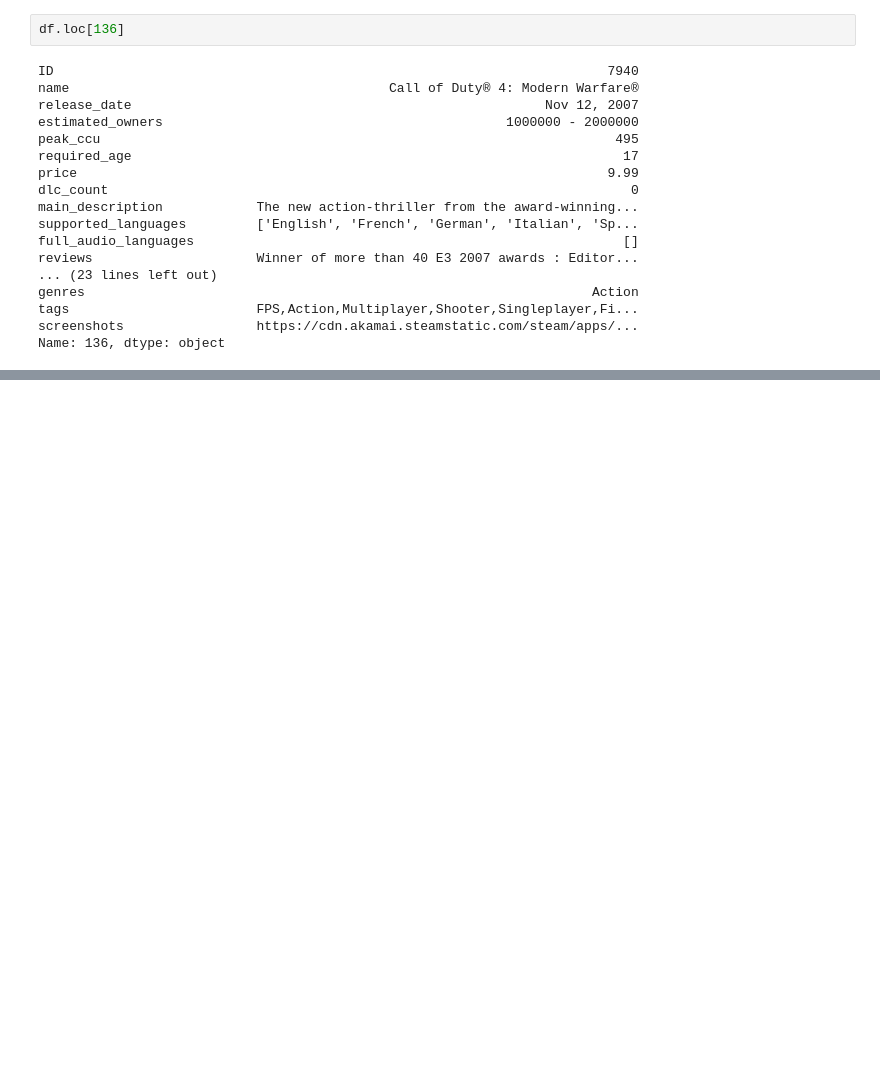
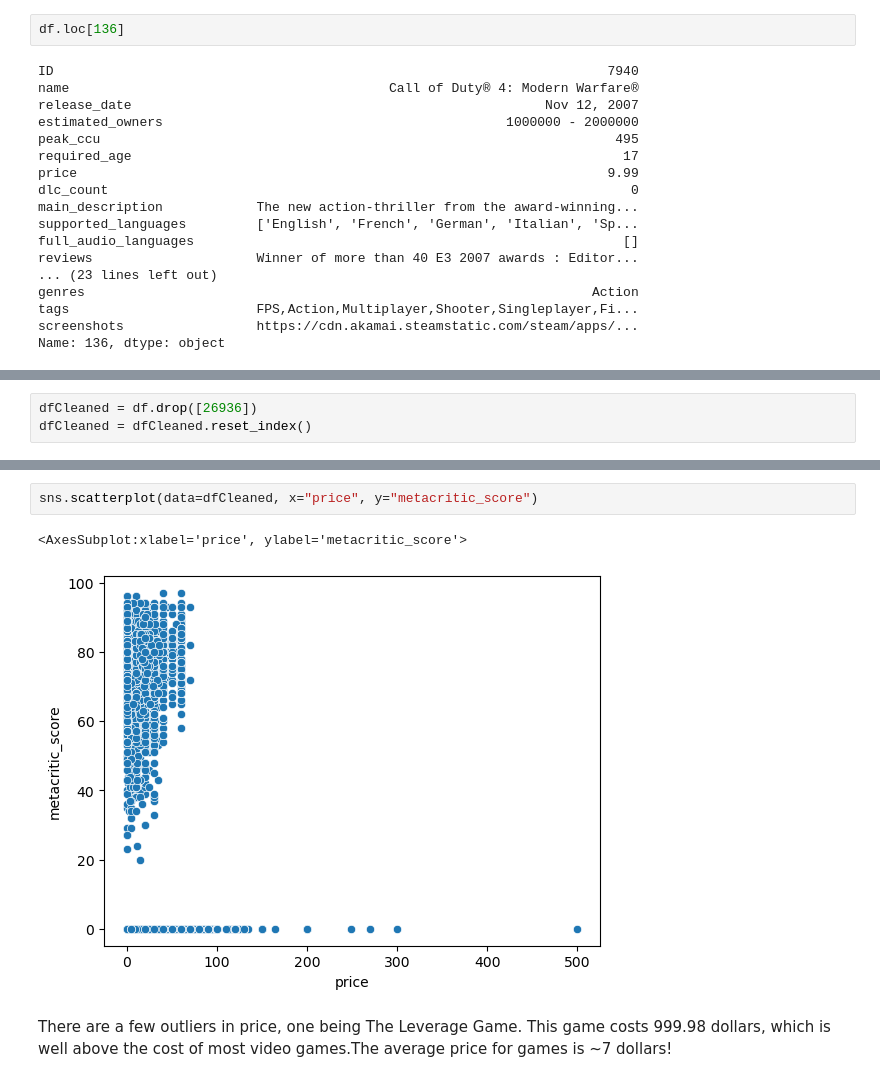
Before and after one commit to SSpindt/AI, a Jupyter notebook: Semester 1/Games/Games.ipynb, the cells around one changed output, grey strips where cells are left out. Saved outputs shown, nothing was run; the diff lists cells and outputs as text; blank space fills up the shorter version.

```diff
--- a/Semester 1/Games/Games.ipynb
+++ b/Semester 1/Games/Games.ipynb
@@ -66,0 +85,3 @@ Name: 136, dtype: object
+# %%
+dfCleaned = df.drop([26936])
+dfCleaned = dfCleaned.reset_index()
@@ -66,0 +94,7 @@ Name: 136, dtype: object
+# %%
+sns.scatterplot(data=dfCleaned, x="price", y="metacritic_score")
+# %% [output]
+<AxesSubplot:xlabel='price', ylabel='metacritic_score'>
+[figure, added]
+# %% [markdown]
+There are a few outliers in price, one being The Leverage Game. This game costs 999.98 dollars, which is well above the cost of most video games.The average price for games is ~7 dollars!
```
Also changed, not shown: parts of 6 cells of this notebook.
